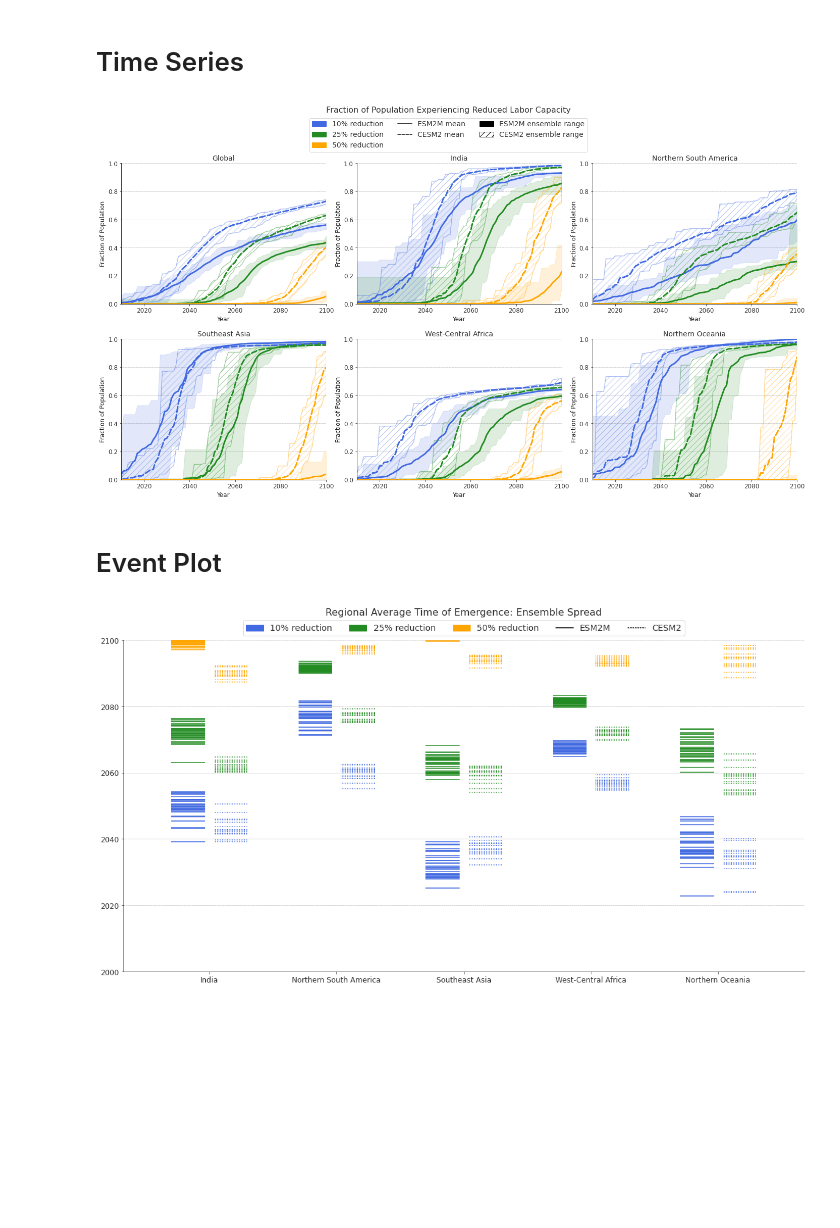
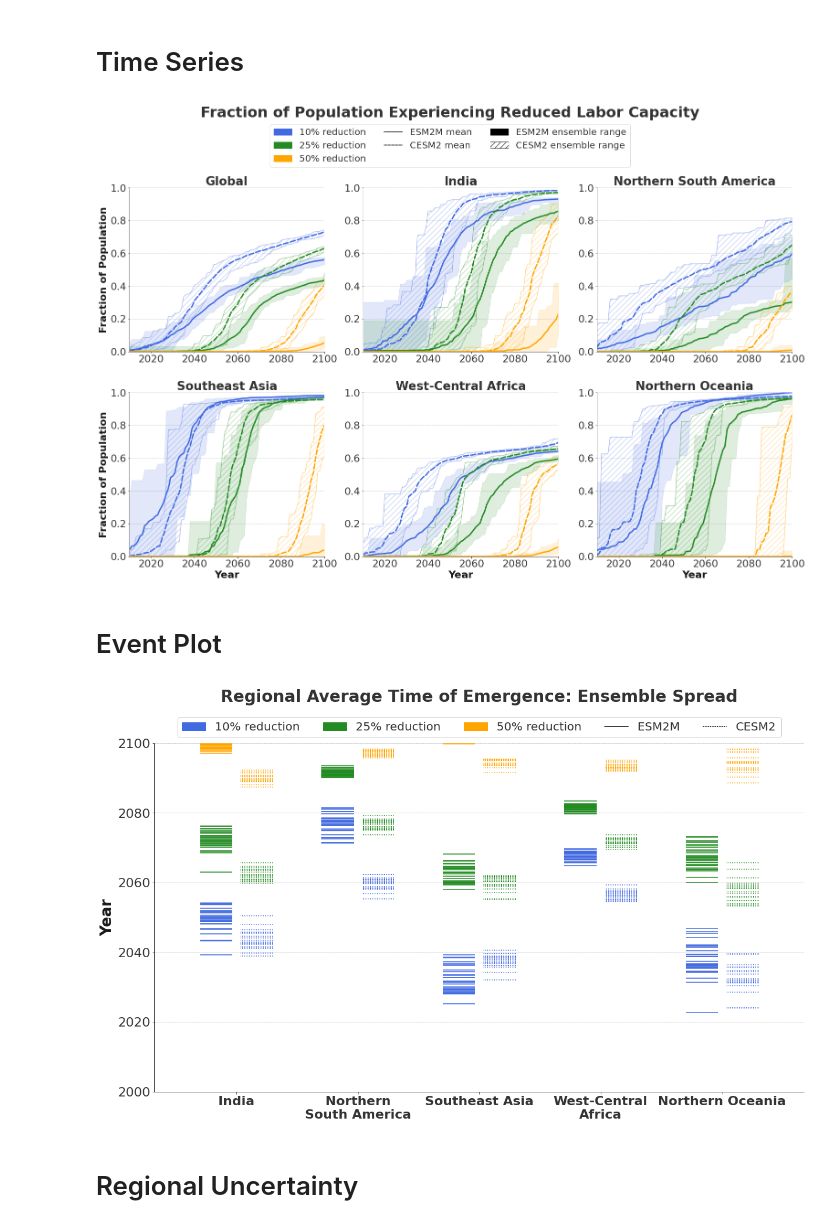
Before and after one commit to KYan19/pei, a Jupyter notebook: notebooks/8.3_Summer_Toe.ipynb, the cells around one changed output. Saved outputs shown, nothing was run; the diff lists cells and outputs as text; code cells hidden in the pictures; blank space fills up the shorter version.

```diff
--- a/notebooks/8.3_Summer_Toe.ipynb
+++ b/notebooks/8.3_Summer_Toe.ipynb
@@ -61,0 +70,2 @@ ds_pop_cesm2 = ds_pop_cesm2.where(np.isfinite(ds_pop_cesm2),0)
+# %%
+ds_toe_cesm2 = xr.open_dataset('../data/processed/CESM2/ToEs/emergence_times_ens1-19.nc')
@@ -125,12 +141,12 @@ for x in locs:
     region = regions[x]
 
     # Get ToEs for grid cells in region
-    ds_esm2m = lf.slice_region(ds_toe_esm2m,region,'GFDL')
-    ds_cesm2 = lf.slice_region(ds_toe_cesm2,region,'CESM2')
+    esm2m = lf.slice_region(ds_toe_esm2m,region,'GFDL')
+    cesm2 = lf.slice_region(ds_toe_cesm2,region,'CESM2')
 
     # Population-weighted average ToE
-    esm2m_avg = ds_esm2m.weighted(ds_pop_esm2m).mean(['lon','lat'])
-    cesm2_avg = ds_cesm2.weighted(ds_pop_cesm2).mean(['lon','lat'])
+    esm2m_avg = esm2m.weighted(ds_pop_esm2m).mean(['lon','lat'])
+    cesm2_avg = cesm2.weighted(ds_pop_cesm2).mean(['lon','lat'])
 
     # errors_above = upper error bar; errors_below = lower error bar
     errors_esm2m_above = esm2m_avg.max('ensemble')-esm2m_avg.mean('ensemble')
@@ -176,7 +192,7 @@ ax.set_title('Time Until First Realization of Reduced Labor Capacity: Population
 # %% [markdown]
 # Time Series
 # %%
-def frac_emerge_plot(ds_toe_esm2m,ds_toe_cesm2,ds_pop_esm2m,ds_pop_cesm2,title,ax):
+def frac_emerge_plot(ds_toe_esm2m,ds_toe_cesm2,ds_pop_esm2m,ds_pop_cesm2,title,ax,ylabel=False,xlabel=False):
     '''Plot a single time series of fraction of population emerged'''
 
     thres = ['0.9','0.75','0.5']
@@ -208,18 +224,24 @@ def frac_emerge_plot(ds_toe_esm2m,ds_toe_cesm2,ds_pop_esm2m,ds_pop_cesm2,title,a
     ds_frac_cesm2[thres[2]].mean(dim='ensemble').plot(ax=ax,color='orange',linestyle='dashed',linewidth=3)
 
     # Set labels, limits, title
-    ax.set_xlabel('Year')
-    ax.set_ylabel('Fraction of Population')
+    if xlabel:
+        ax.set_xlabel('Year',fontsize=22,fontweight='bold')
+    else:
+        ax.set_xlabel(None)
+    if ylabel:
+        ax.set_ylabel('Fraction of Population',fontsize=22,fontweight='bold')
+    else:
+        ax.set_ylabel(None)
     ax.set_ylim([0,1])
     ax.set_xlim([2010,2100])
     ax.set_xticks(np.linspace(2020,2100,5))
-    ax.set_title(title)
+    ax.set_title(title,fontsize=26,fontweight='bold')
 # %%
 # Regions to plot
 regions = ['Global','India','Northern South America','Southeast Asia','West-Central Africa','Northern Oceania']
 
 # Create figure and axes
-fig, axs = plt.subplots(figsize=(24,12),nrows=2,ncols=3)
+fig, axs = plt.subplots(figsize=(26,16),nrows=2,ncols=3)
 
 # Running counter to determine axis
 index = 0
@@ -228,43 +250,50 @@ index = 0
 for region in regions:
     # Get correct axis
     ax = axs[int(index/3)][index%3]
-    index+=1
 
     # Get ToE and population data for region
     ds_esm2m = lf.slice_region(ds_toe_esm2m,region,'GFDL')
     pop_esm2m = lf.slice_region(ds_pop_esm2m,region,'GFDL')
     ds_cesm2 = lf.slice_region(ds_toe_cesm2,region,'CESM2')
     pop_cesm2 = lf.slice_region(ds_pop_cesm2,region,'CESM2')
 
     # Call function to plot for this region
-    frac_emerge_plot(ds_esm2m,ds_cesm2,pop_esm2m,pop_cesm2,region,ax)
+    xlabel = False
+    ylabel = False
+    if index>2:
+        xlabel = True
+    if (index%3)== 0:
+        ylabel = True
+    frac_emerge_plot(ds_esm2m,ds_cesm2,pop_esm2m,pop_cesm2,region,ax,ylabel,xlabel)
+    index+=1
 
 # Set legend
 blue_patch = mpatches.Patch(color='royalblue', label='10% reduction')
 green_patch = mpatches.Patch(color='forestgreen', label='25% reduction')
 orange_patch = mpatches.Patch(color='orange', label='50% reduction')
 
 solid_line = mlines.Line2D([], [], color='black', linestyle='solid', label='ESM2M mean')
 dot_line = mlines.Line2D([], [], color='black', linestyle='dashed', label='CESM2 mean')
 
 solid_patch = mpatches.Patch(color='black', label='ESM2M ensemble range')
 hatch_patch = mpatches.Patch(fill=False, hatch='//', color='black', label='CESM2 ensemble range')
 
 # Create axis at top for legend
-fig.subplots_adjust(top=0.85)
-legend_ax = fig.add_axes([0.3, 0.875, 0.4, 0.08])
+fig.subplots_adjust(top=0.825)
+legend_ax = fig.add_axes([0.3, 0.865, 0.4, 0.08])
 legend_ax.legend(handles=[blue_patch,green_patch,orange_patch,solid_line,dot_line,solid_patch,hatch_patch],ncol=3,loc='center');
 
 # Make legend axis markings invisible
 legend_ax.set_frame_on(False)
 legend_ax.grid(False)
 legend_ax.tick_params(bottom=False,left=False,labelbottom=False,labelleft=False)
 
 # Make sure plots don't overlap
-fig.subplots_adjust(wspace=.15,hspace=.25)
-fig.suptitle('Fraction of Population Experiencing Reduced Labor Capacity',fontsize=16);
+fig.subplots_adjust(wspace=.2,hspace=.25)
+fig.suptitle('Fraction of Population Experiencing Reduced Labor Capacity',fontsize=32,fontweight='bold');
+plt.savefig('timeseries_emerge.png',dpi=200)
 # %% [output]
-[figure, old version]
+[figure, new version]
 # %% [markdown]
 # Event Plot
 # %%
@@ -299,7 +328,7 @@ cesm2_1 = cesm2_1.to_array(dim='region')
 cesm2_2 = cesm2_2.to_array(dim='region')
 cesm2_3 = cesm2_3.to_array(dim='region')
 # %%
-fig,ax=plt.subplots(figsize=(20,10))
+fig,ax=plt.subplots(figsize=(20,11))
 ax.eventplot(esm2m_1,orientation='vertical',colors='royalblue',linelengths=0.8,lineoffsets=[1,4,7,10,13]);
 ax.eventplot(esm2m_2,orientation='vertical',colors='forestgreen',linelengths=0.8,lineoffsets=[1,4,7,10,13]);
 ax.eventplot(esm2m_3,orientation='vertical',colors='orange',linelengths=0.8,lineoffsets=[1,4,7,10,13]);
@@ -310,9 +339,10 @@ ax.eventplot(cesm2_3,orientation='vertical',colors='orange',linelengths=0.8,line
 
 locs = np.arange(1.5,16.5,3)
 ax.set_xticks(locs)
-ax.set_xticklabels(regions);
+ax.set_xticklabels(['India','Northern\nSouth America','Southeast Asia','West-Central\nAfrica','Northern Oceania'],fontweight='bold');
 ax.set_ylim([2000,2100]);
-ax.set_title('Regional Average Time of Emergence: Ensemble Spread\n\n',fontsize=16);
+ax.set_ylabel('Year',fontsize=26,fontweight='bold')
+ax.set_title('Regional Average Time of Emergence: Ensemble Spread\n\n',fontsize=28,fontweight='bold');
 
 # Set legend
 blue_patch = mpatches.Patch(color='royalblue', label='10% reduction')
@@ -323,5 +353,8 @@ solid_line = mlines.Line2D([], [], color='black', linestyle='solid', label='ESM2
 dot_line = mlines.Line2D([], [], color='black', linestyle='dotted', label='CESM2')
 
 ax.legend(handles=[blue_patch,green_patch,orange_patch,solid_line,dot_line],ncol=5,fancybox=True,loc='lower center',bbox_to_anchor=(0.5,1));
+plt.savefig('barcode_toe.png',dpi=300)
 # %% [output]
-[figure, old version]
+[figure, new version]
+# %% [markdown]
+# Regional Uncertainty
```
Also changed, not shown: parts of 14 cells of this notebook, 7 other files.
